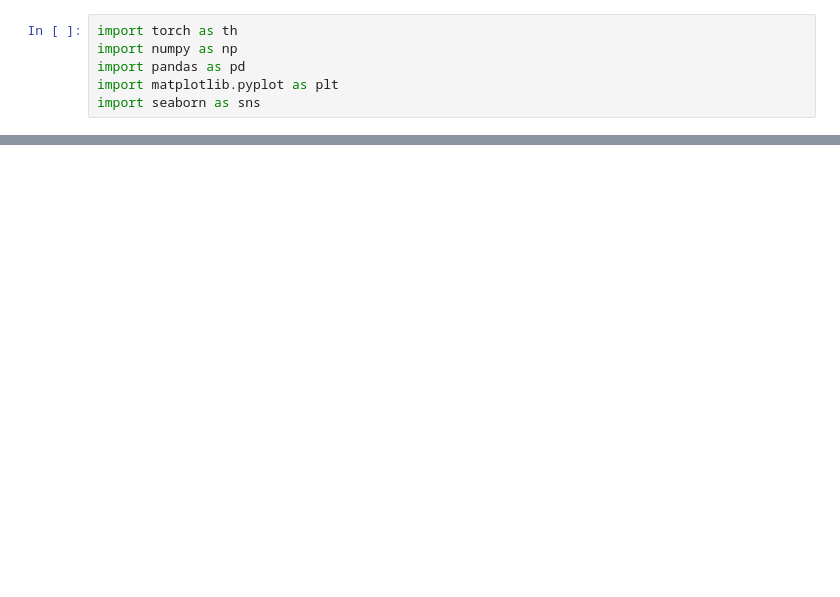
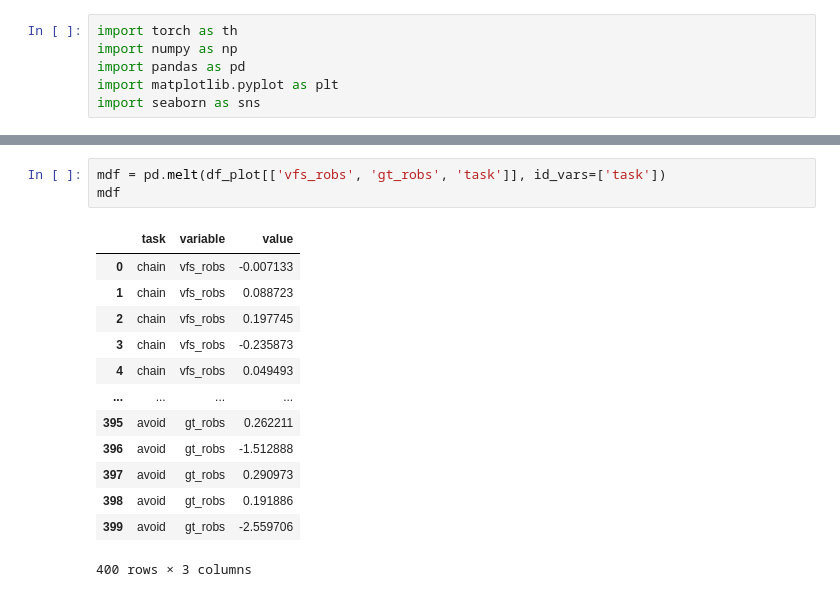
Before and after one commit to harryting-yiting/VFSTL, a Jupyter notebook: VFSTL/controller_evaluation_result/box_plot.ipynb, the cells around one changed output, grey strips where cells are left out. Cells and saved outputs as stored; diff of their text form; blank space fills up the shorter version.

```diff
--- a/VFSTL/controller_evaluation_result/box_plot.ipynb
+++ b/VFSTL/controller_evaluation_result/box_plot.ipynb
@@ -52,0 +66,17 @@ sns.boxplot(data=df, )
+# %%
+mdf = pd.melt(df_plot[['vfs_robs', 'gt_robs', 'task']], id_vars=['task'])
+mdf
+# %% [output]
+|  | task | variable | value |
+| 0 | chain | vfs_robs | -0.007133 |
+| 1 | chain | vfs_robs | 0.088723 |
+| 2 | chain | vfs_robs | 0.197745 |
+| 3 | chain | vfs_robs | -0.235873 |
+| 4 | chain | vfs_robs | 0.049493 |
+| ... | ... | ... | ... |
+| 395 | avoid | gt_robs | 0.262211 |
+| 396 | avoid | gt_robs | -1.512888 |
+| 397 | avoid | gt_robs | 0.290973 |
+| 398 | avoid | gt_robs | 0.191886 |
+| 399 | avoid | gt_robs | -2.559706 |
+400 rows × 3 columns
```
Also changed, not shown: parts of 6 cells of this notebook, 13 other files.
